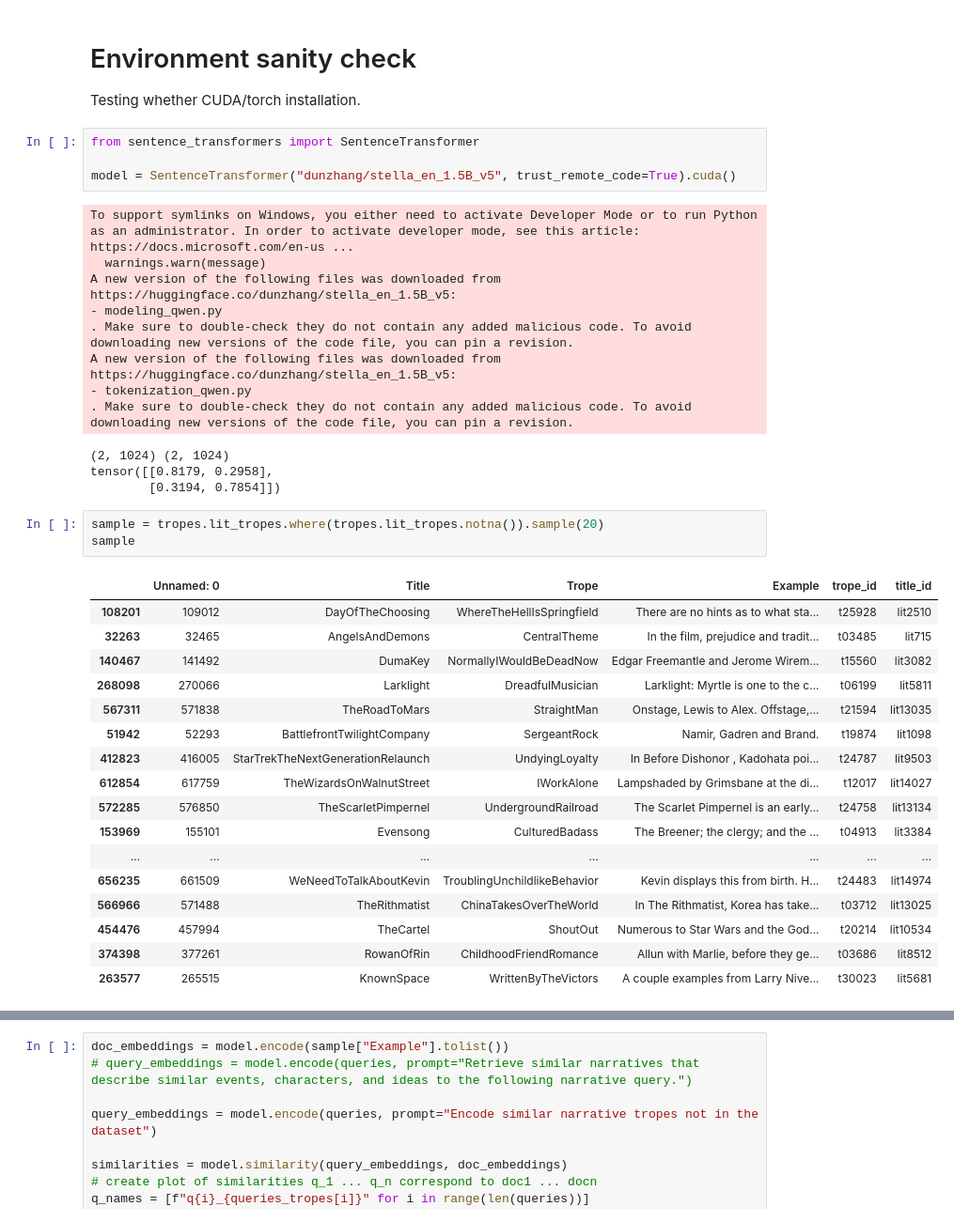
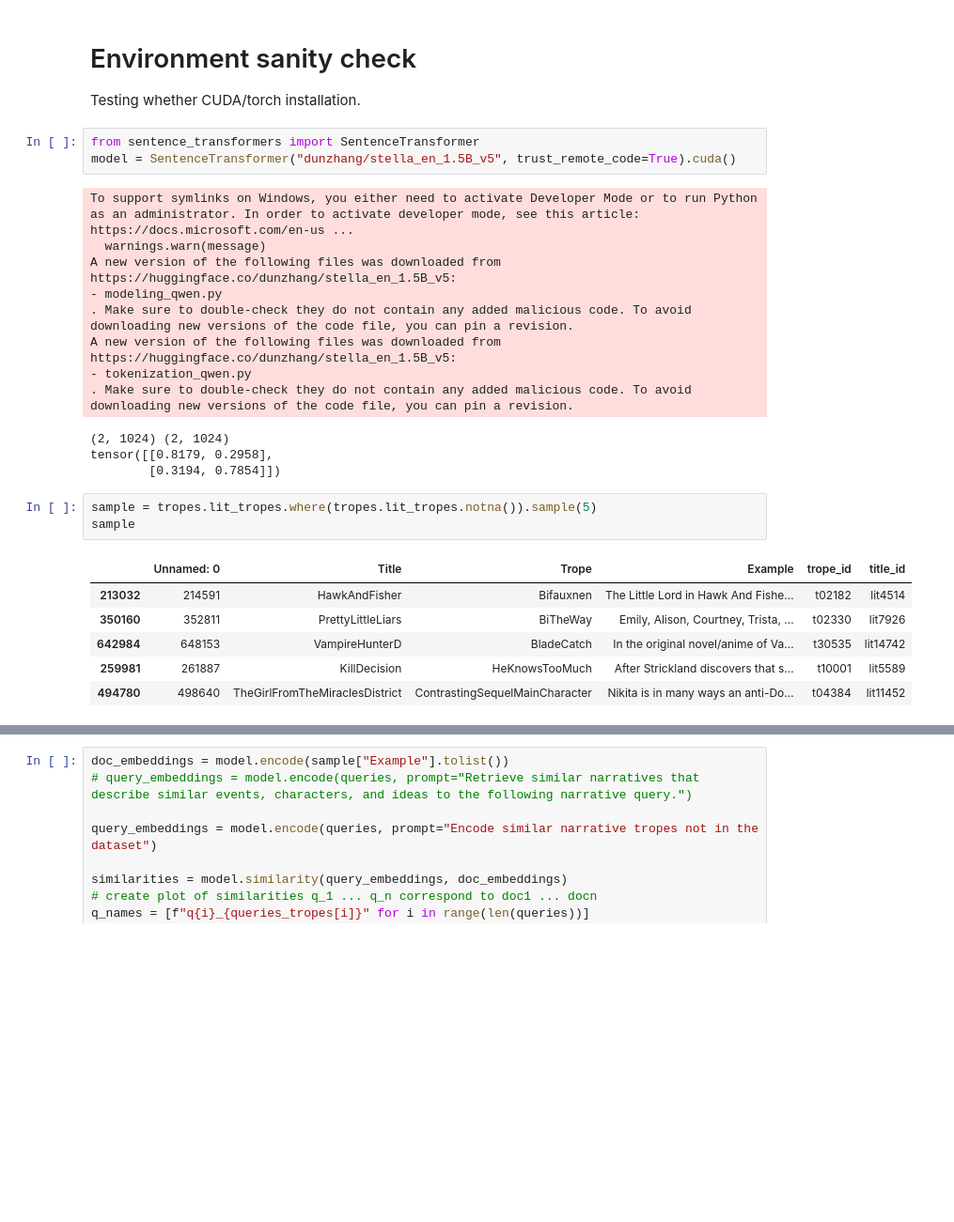
Before and after one commit to Fergons/narana, a Jupyter notebook: notebooks/tvtropes_explore.ipynb, the cells around one changed output, grey strips where cells are left out. Shown at 94% size. Cells and saved outputs as stored; diff of their text form; blank space fills up the shorter version.

```diff
--- a/notebooks/tvtropes_explore.ipynb
+++ b/notebooks/tvtropes_explore.ipynb
@@ -98,7 +96,6 @@ True
 Testing whether CUDA/torch installation.
 # %%
 from sentence_transformers import SentenceTransformer
-
 model = SentenceTransformer("dunzhang/stella_en_1.5B_v5", trust_remote_code=True).cuda()
 # %% [output]
 To support symlinks on Windows, you either need to activate Developer Mode or to run Python as an administrator. In order to activate developer mode, see this article: https://docs.microsoft.com/en-us ...
@@ -113,26 +110,15 @@ A new version of the following files was downloaded from https://huggingface.co/
 tensor([[0.8179, 0.2958],
         [0.3194, 0.7854]])
 # %%
-sample = tropes.lit_tropes.where(tropes.lit_tropes.notna()).sample(20)
+sample = tropes.lit_tropes.where(tropes.lit_tropes.notna()).sample(5)
 sample
 # %% [output]
 |  | Unnamed: 0 | Title | Trope | Example | trope_id | title_id |
-| 108201 | 109012 | DayOfTheChoosing | WhereTheHellIsSpringfield | There are no hints as to what sta... | t25928 | lit2510 |
-| 32263 | 32465 | AngelsAndDemons | CentralTheme | In the film, prejudice and tradit... | t03485 | lit715 |
-| 140467 | 141492 | DumaKey | NormallyIWouldBeDeadNow | Edgar Freemantle and Jerome Wirem... | t15560 | lit3082 |
-| 268098 | 270066 | Larklight | DreadfulMusician | Larklight: Myrtle is one to the c... | t06199 | lit5811 |
-| 567311 | 571838 | TheRoadToMars | StraightMan | Onstage, Lewis to Alex. Offstage,... | t21594 | lit13035 |
-| 51942 | 52293 | BattlefrontTwilightCompany | SergeantRock | Namir, Gadren and Brand. | t19874 | lit1098 |
-| 412823 | 416005 | StarTrekTheNextGenerationRelaunch | UndyingLoyalty | In Before Dishonor , Kadohata poi... | t24787 | lit9503 |
-| 612854 | 617759 | TheWizardsOnWalnutStreet | IWorkAlone | Lampshaded by Grimsbane at the di... | t12017 | lit14027 |
-| 572285 | 576850 | TheScarletPimpernel | UndergroundRailroad | The Scarlet Pimpernel is an early... | t24758 | lit13134 |
-| 153969 | 155101 | Evensong | CulturedBadass | The Breener; the clergy; and the ... | t04913 | lit3384 |
-| ... | ... | ... | ... | ... | ... | ... |
-| 656235 | 661509 | WeNeedToTalkAboutKevin | TroublingUnchildlikeBehavior | Kevin displays this from birth. H... | t24483 | lit14974 |
-| 566966 | 571488 | TheRithmatist | ChinaTakesOverTheWorld | In The Rithmatist, Korea has take... | t03712 | lit13025 |
-| 454476 | 457994 | TheCartel | ShoutOut | Numerous to Star Wars and the God... | t20214 | lit10534 |
-| 374398 | 377261 | RowanOfRin | ChildhoodFriendRomance | Allun with Marlie, before they ge... | t03686 | lit8512 |
-| 263577 | 265515 | KnownSpace | WrittenByTheVictors | A couple examples from Larry Nive... | t30023 | lit5681 |
+| 213032 | 214591 | HawkAndFisher | Bifauxnen | The Little Lord in Hawk And Fishe... | t02182 | lit4514 |
+| 350160 | 352811 | PrettyLittleLiars | BiTheWay | Emily, Alison, Courtney, Trista, ... | t02330 | lit7926 |
+| 642984 | 648153 | VampireHunterD | BladeCatch | In the original novel/anime of Va... | t30535 | lit14742 |
+| 259981 | 261887 | KillDecision | HeKnowsTooMuch | After Strickland discovers that s... | t10001 | lit5589 |
+| 494780 | 498640 | TheGirlFromTheMiraclesDistrict | ContrastingSequelMainCharacter | Nikita is in many ways an anti-Do... | t04384 | lit11452 |
 # %%
 trope_ids = sample["Trope"].values
 print(trope_ids)
```
Also changed, not shown: parts of 21 cells of this notebook, 1 other file.
